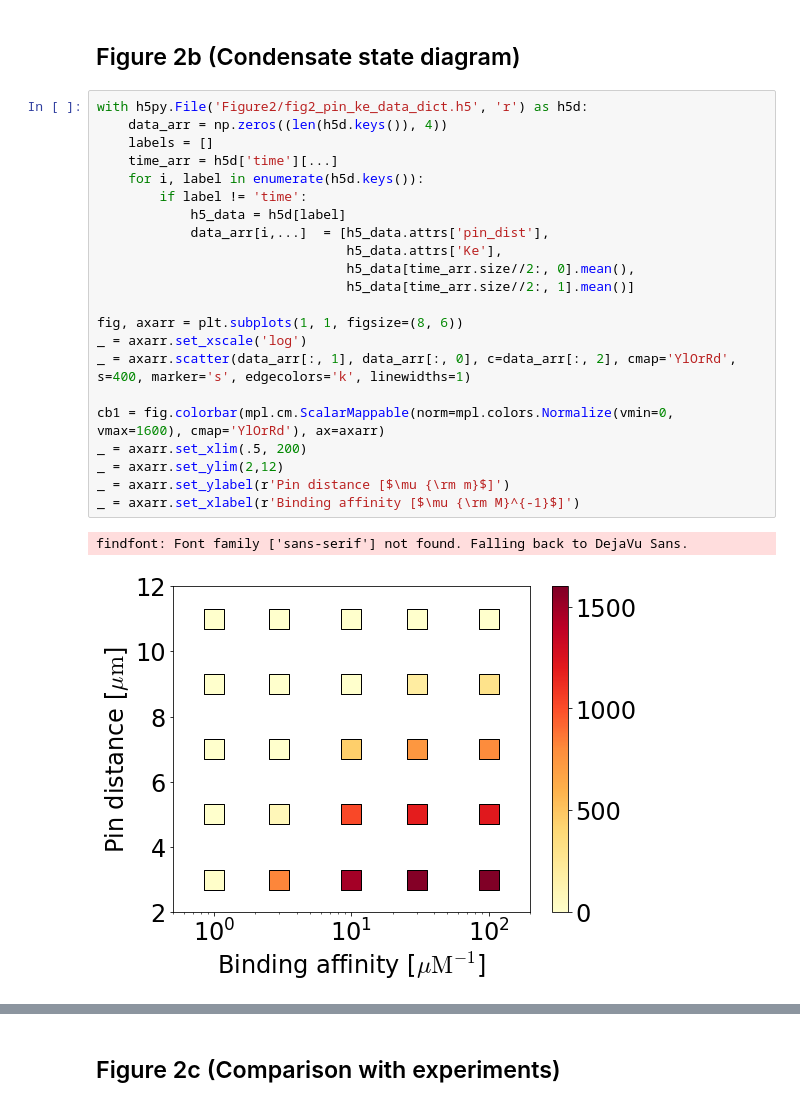
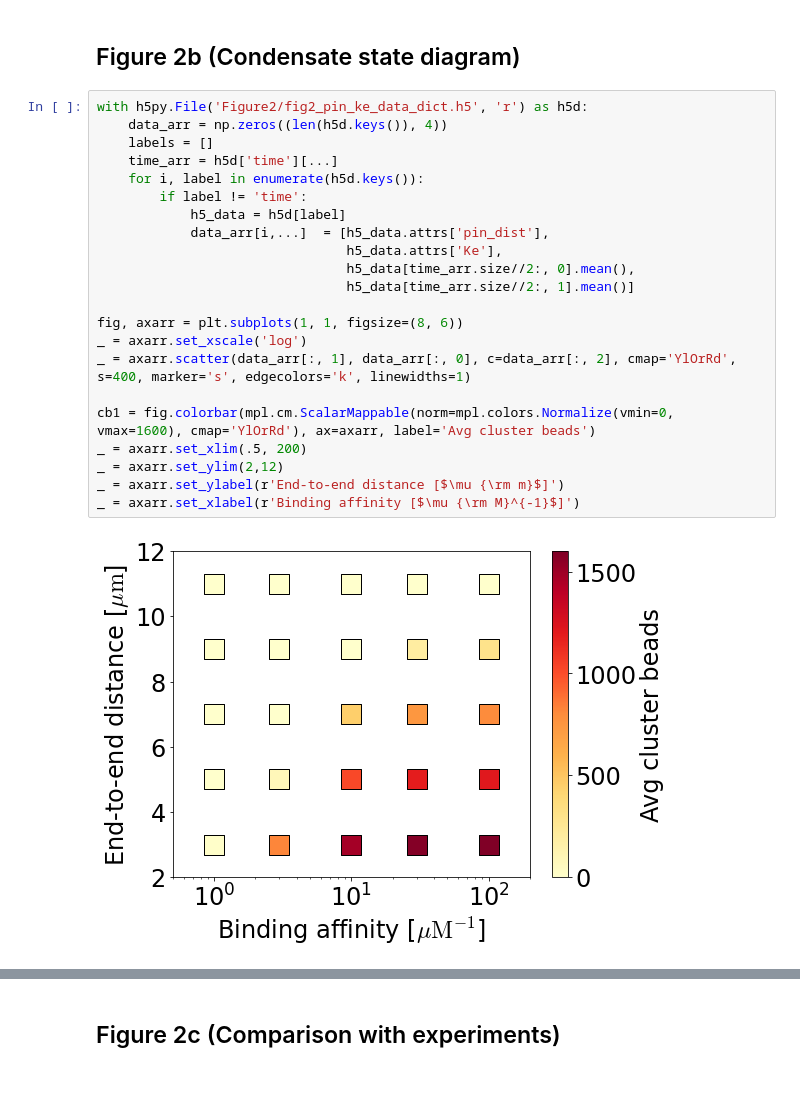
Before and after one commit to palladio11/aLENS_analysis, a Jupyter notebook: notebooks/chromatin_notebooks/Dyn_cond_figs/Figure2.ipynb, the cells around one changed output, grey strips where cells are left out. Drawn from its saved outputs; the diff is of its cells as text.

Commit message:
Presentation figure additions

```diff
--- a/notebooks/chromatin_notebooks/Dyn_cond_figs/Figure2.ipynb
+++ b/notebooks/chromatin_notebooks/Dyn_cond_figs/Figure2.ipynb
@@ -160,28 +161,27 @@ findfont: Font family ['sans-serif'] not found. Falling back to DejaVu Sans.
 # %%
 with h5py.File('Figure2/fig2_pin_ke_data_dict.h5', 'r') as h5d:
     data_arr = np.zeros((len(h5d.keys()), 4))
     labels = []
     time_arr = h5d['time'][...]
     for i, label in enumerate(h5d.keys()):
         if label != 'time':
             h5_data = h5d[label]
             data_arr[i,...]  = [h5_data.attrs['pin_dist'],
                                 h5_data.attrs['Ke'],
                                 h5_data[time_arr.size//2:, 0].mean(),
                                 h5_data[time_arr.size//2:, 1].mean()]
 
 fig, axarr = plt.subplots(1, 1, figsize=(8, 6))
 _ = axarr.set_xscale('log')
 _ = axarr.scatter(data_arr[:, 1], data_arr[:, 0], c=data_arr[:, 2], cmap='YlOrRd', s=400, marker='s', edgecolors='k', linewidths=1)
 
-cb1 = fig.colorbar(mpl.cm.ScalarMappable(norm=mpl.colors.Normalize(vmin=0, vmax=1600), cmap='YlOrRd'), ax=axarr)
+cb1 = fig.colorbar(mpl.cm.ScalarMappable(norm=mpl.colors.Normalize(vmin=0, vmax=1600), cmap='YlOrRd'), ax=axarr, label='Avg cluster beads')
 _ = axarr.set_xlim(.5, 200)
 _ = axarr.set_ylim(2,12)
-_ = axarr.set_ylabel(r'Pin distance [$\mu {\rm m}$]')
+_ = axarr.set_ylabel(r'End-to-end distance [$\mu {\rm m}$]')
 _ = axarr.set_xlabel(r'Binding affinity [$\mu {\rm M}^{-1}$]')
 # %% [output]
-findfont: Font family ['sans-serif'] not found. Falling back to DejaVu Sans.
-[figure, old version]
+[figure, new version]
 # %%
 with h5py.File('Figure2/fig2_pin_ke_data_dict.h5', 'r') as h5d:
     data_arr = np.zeros((len(h5d.keys()), 4))
```
Also changed, not shown: parts of 3 cells of this notebook, 4 other files.
